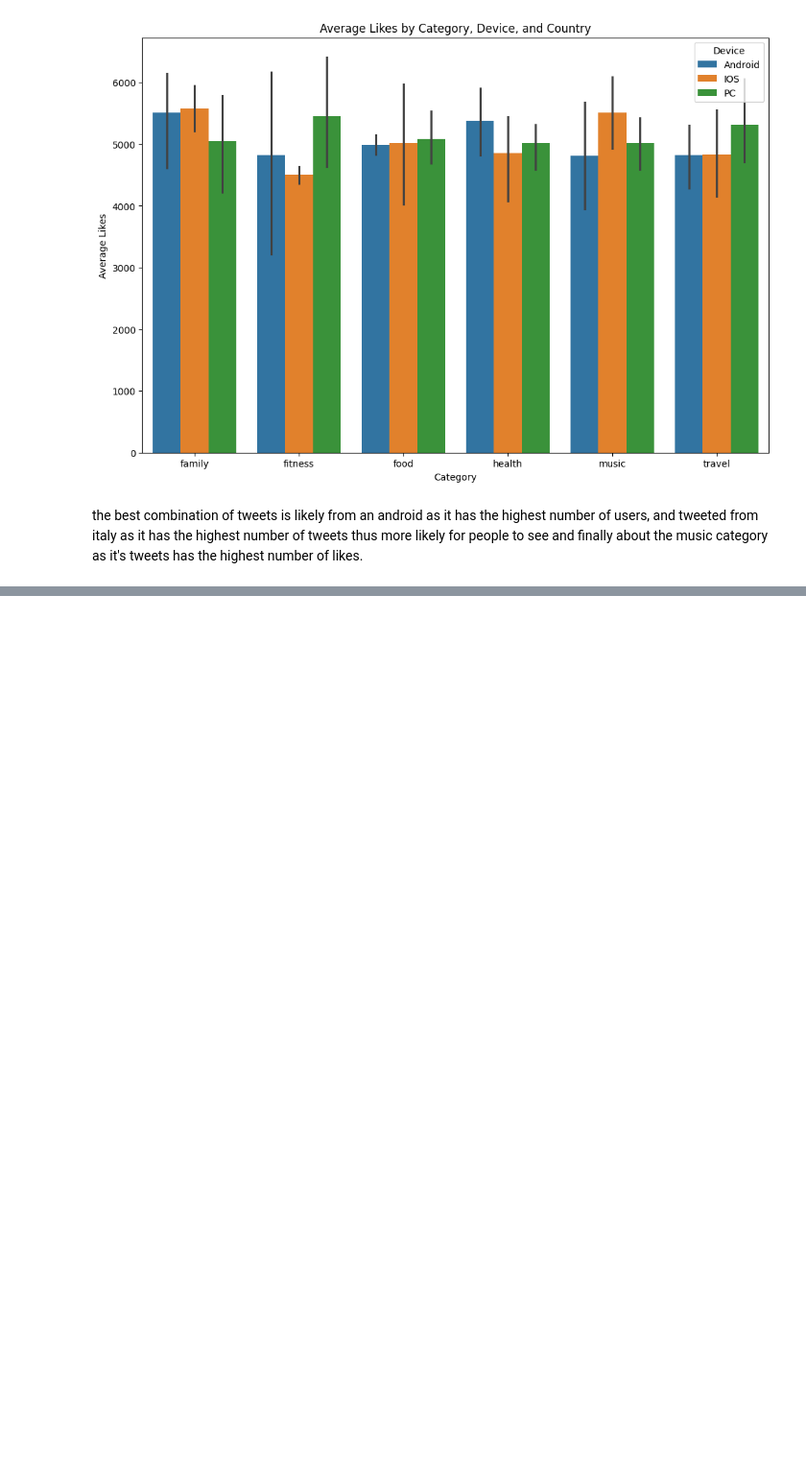
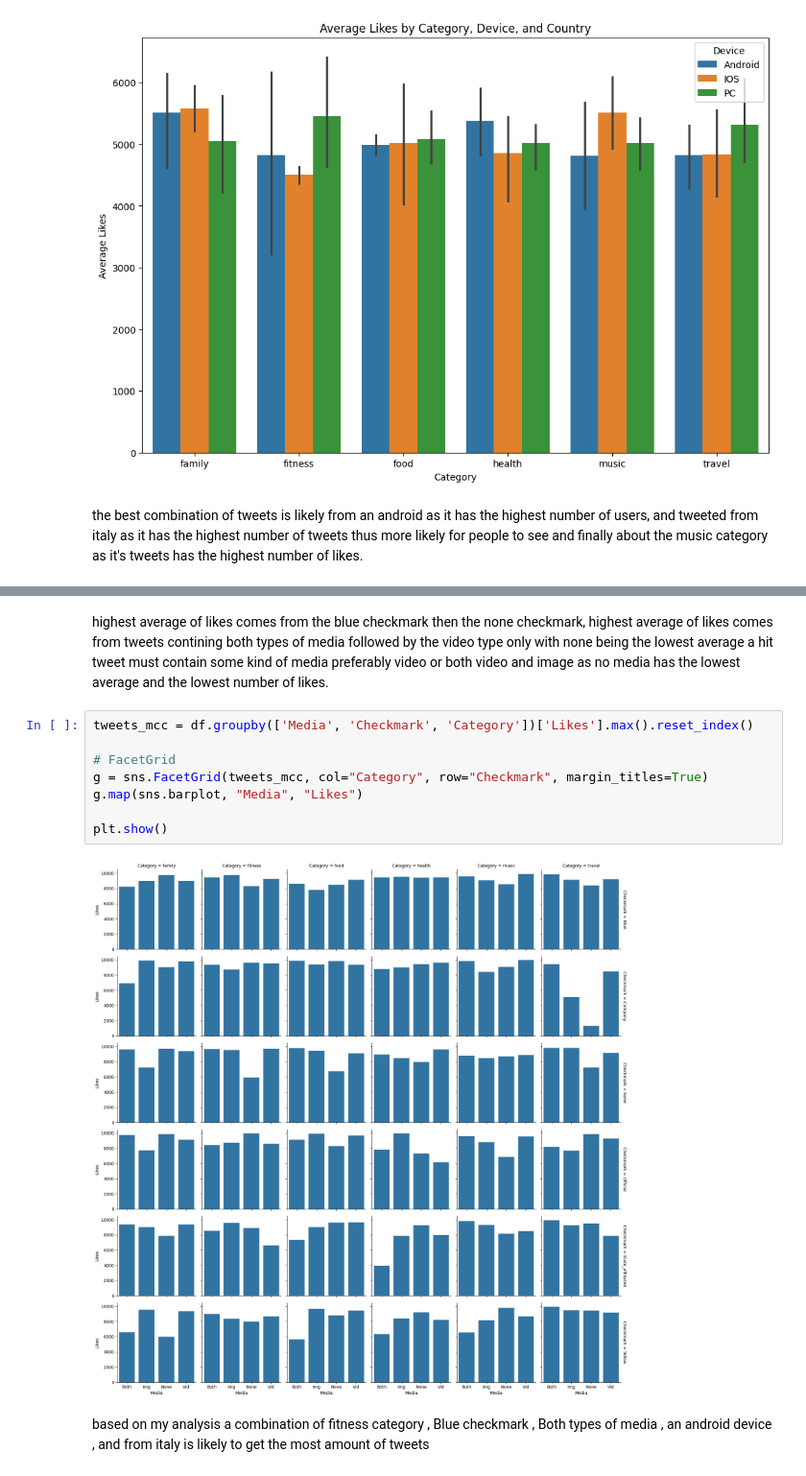
Before and after one commit to Khogeta/analysis, a Jupyter notebook: tweet_analysis_p1.ipynb, the cells around one changed output, grey strips where cells are left out. Shown at 96% size. Cells and saved outputs as stored; diff of their text form; blank space fills up the shorter version.

```diff
--- a/tweet_analysis_p1.ipynb
+++ b/tweet_analysis_p1.ipynb
@@ -262,0 +321,15 @@ the best combination of tweets is likely from an android as it has the highest n
+# %% [markdown]
+highest average of likes comes from the blue checkmark then the none checkmark, highest average of likes comes from tweets contining both types of media followed by the video type only with none being the lowest average
+a hit tweet must contain some kind of media preferably video or both video and image as no media has the lowest average and the lowest number of likes.
+# %%
+tweets_mcc = df.groupby(['Media', 'Checkmark', 'Category'])['Likes'].max().reset_index()
+
+# FacetGrid
+g = sns.FacetGrid(tweets_mcc, col="Category", row="Checkmark", margin_titles=True)
+g.map(sns.barplot, "Media", "Likes")
+
+plt.show()
+# %% [output]
+[figure, added]
+# %% [markdown]
+based on my analysis a combination of fitness category , Blue checkmark , Both types of media , an android device , and from italy is likely to get the most amount of tweets
```
Also changed, not shown: parts of 7 cells of this notebook.
